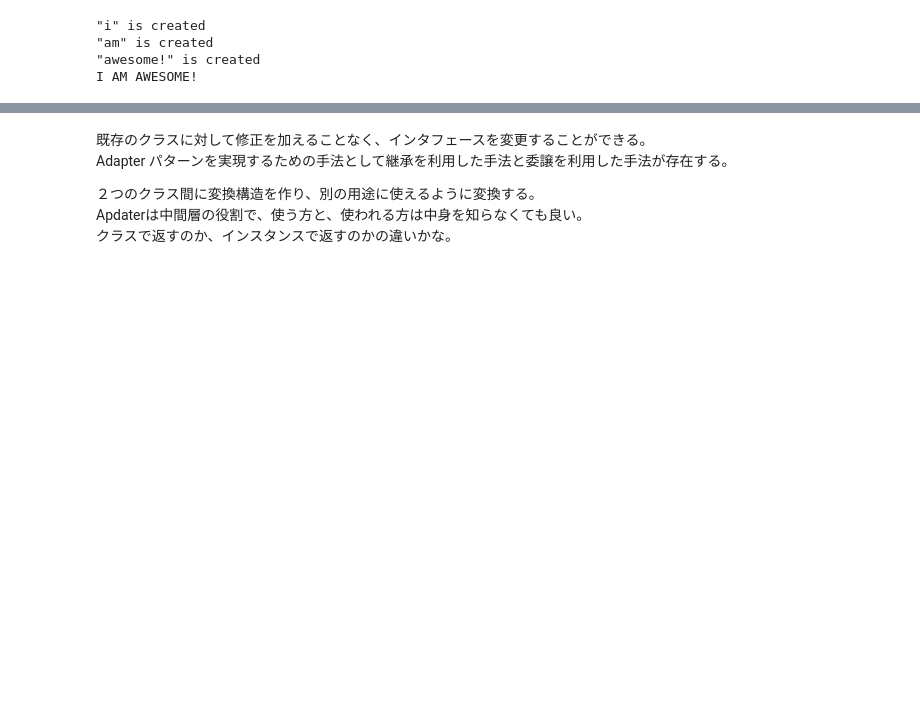
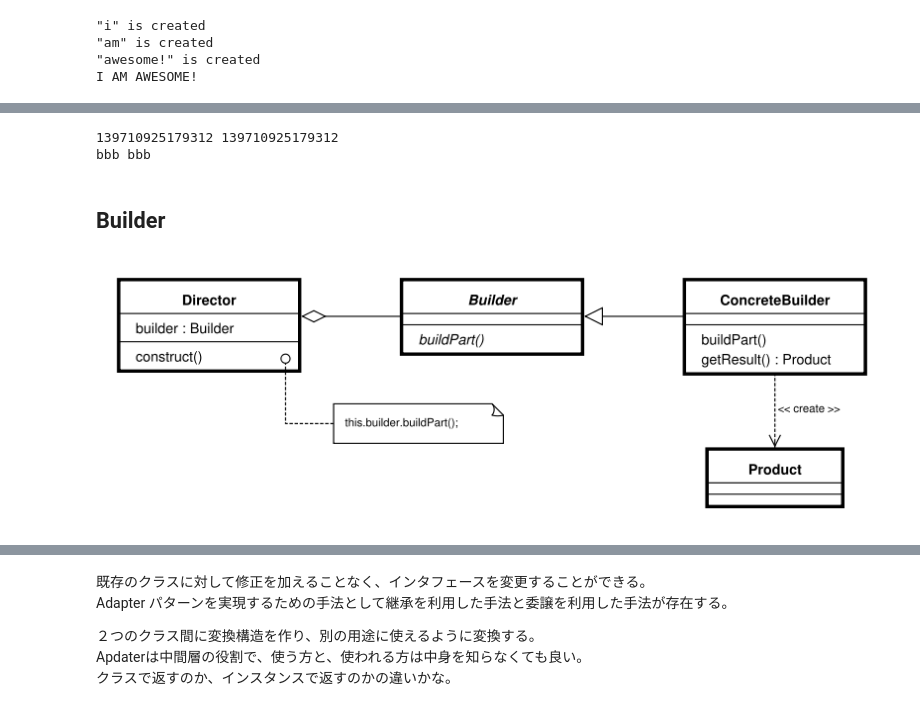
Before and after one commit to kentakozuka/data_science_notes, a Jupyter notebook: design_pattern/design_patter_py.ipynb, the cells around one changed output, grey strips where cells are left out. Cells and saved outputs as stored; diff of their text form; code cells hidden in the pictures; blank space fills up the shorter version.

```diff
--- a/design_pattern/design_patter_py.ipynb
+++ b/design_pattern/design_patter_py.ipynb
@@ -263,0 +132,32 @@ I AM AWESOME!
+# %%
+class Singleton(object):
+    __instance = None
+
+    def __new__(cls, *args, **keys):
+        if not cls.__instance:
+            cls.__instance = object.__new__(cls)
+        return cls.__instance
+
+    def __init__(self, name):
+        self.__name = name
+
+    def get_name(self):
+        return self.__name
+
+if __name__ == '__main__':
+    s1 = Singleton('aaa')
+    s2 = Singleton('bbb')
+    print(id(s1), id(s2))
+    print(s1.get_name(), s2.get_name())
+# %% [output]
+139710925179312 139710925179312
+bbb bbb
+# %% [markdown]
+## Builder
+# %%
+url='https://upload.wikimedia.org/wikipedia/commons/thumb/f/f3/Builder_UML_class_diagram.svg/800px-Builder_UML_class_diagram.svg.png'
+
+from IPython.display import Image
+Image(url, width=800, height=500)
+# %% [output]
+[figure, added]
```
Also changed, not shown: parts of 48 cells of this notebook, 1 other file.
